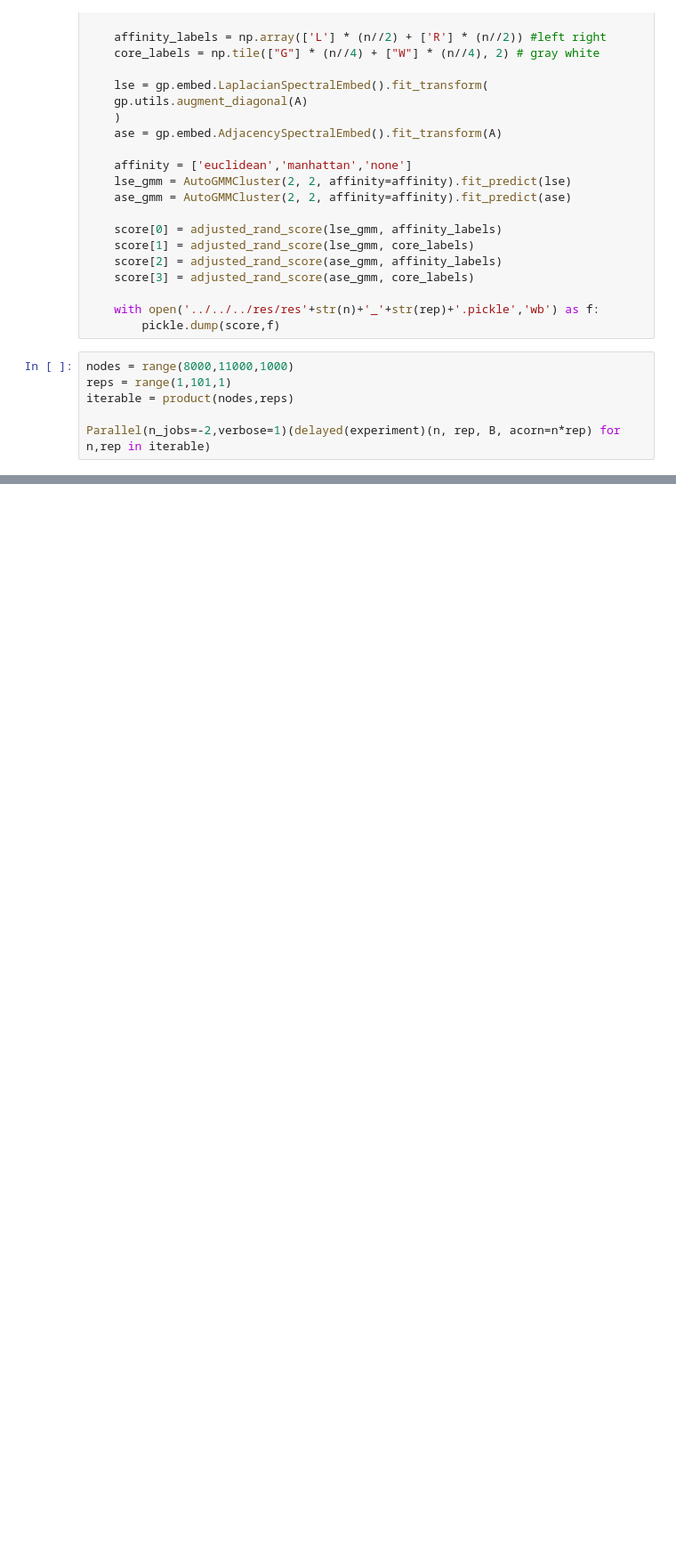
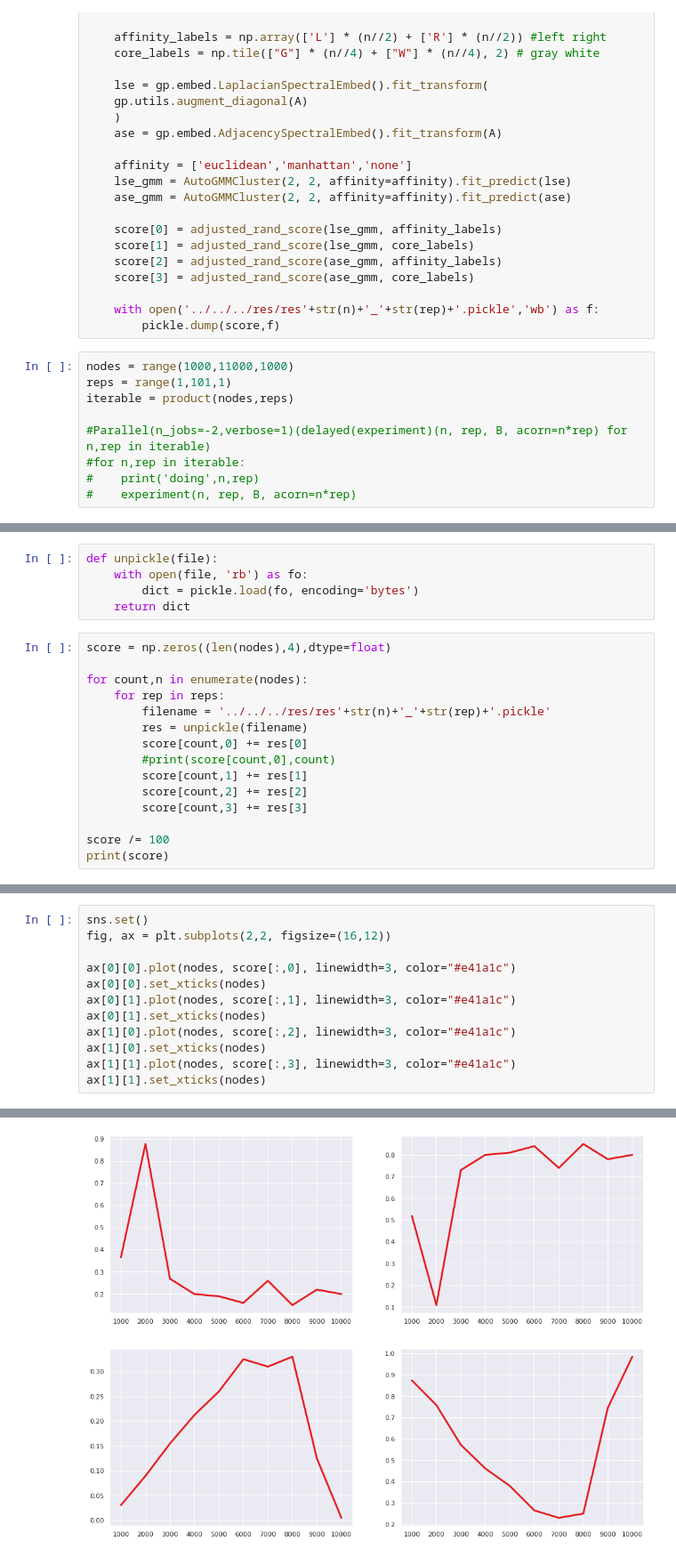
Before and after one commit to neurodata/dos_and_donts, a Jupyter notebook: experiments/experiment_9/experiment9.ipynb, the cells around one changed output, grey strips where cells are left out. Shown at 89% size. Cells and saved outputs as stored; diff of their text form; blank space fills up the shorter version.

Commit message:
experiment 9

```diff
--- a/experiments/experiment_9/experiment9.ipynb
+++ b/experiments/experiment_9/experiment9.ipynb
@@ -79,8 +80,11 @@ def experiment(n, rep, B, p=0.25, acorn=None):
     with open('../../../res/res'+str(n)+'_'+str(rep)+'.pickle','wb') as f:
         pickle.dump(score,f)
 # %%
-nodes = range(8000,11000,1000)
+nodes = range(1000,11000,1000)
 reps = range(1,101,1)
 iterable = product(nodes,reps)
 
-Parallel(n_jobs=-2,verbose=1)(delayed(experiment)(n, rep, B, acorn=n*rep) for n,rep in iterable)
+#Parallel(n_jobs=-2,verbose=1)(delayed(experiment)(n, rep, B, acorn=n*rep) for n,rep in iterable)
+#for n,rep in iterable:
+#    print('doing',n,rep)
+#    experiment(n, rep, B, acorn=n*rep)
@@ -89,0 +91,20 @@ MemoryError: Unable to allocate array with shape (8000, 8000) and data type floa
+# %%
+def unpickle(file):
+    with open(file, 'rb') as fo:
+        dict = pickle.load(fo, encoding='bytes')
+    return dict
+# %%
+score = np.zeros((len(nodes),4),dtype=float)
+
+for count,n in enumerate(nodes):
+    for rep in reps:
+        filename = '../../../res/res'+str(n)+'_'+str(rep)+'.pickle'
+        res = unpickle(filename)
+        score[count,0] += res[0]
+        #print(score[count,0],count)
+        score[count,1] += res[1]
+        score[count,2] += res[2]
+        score[count,3] += res[3]
+
+score /= 100
+print(score)
@@ -89,0 +122,13 @@ MemoryError: Unable to allocate array with shape (8000, 8000) and data type floa
+# %%
+sns.set()
+fig, ax = plt.subplots(2,2, figsize=(16,12))
+
+ax[0][0].plot(nodes, score[:,0], linewidth=3, color="#e41a1c")
+ax[0][0].set_xticks(nodes)
+ax[0][1].plot(nodes, score[:,1], linewidth=3, color="#e41a1c")
+ax[0][1].set_xticks(nodes)
+ax[1][0].plot(nodes, score[:,2], linewidth=3, color="#e41a1c")
+ax[1][0].set_xticks(nodes)
+ax[1][1].plot(nodes, score[:,3], linewidth=3, color="#e41a1c")
+ax[1][1].set_xticks(nodes)
+# %% [output]
@@ -89,0 +145 @@ MemoryError: Unable to allocate array with shape (8000, 8000) and data type floa
+[figure, added]
```
Also changed, not shown: parts of 5 cells of this notebook.
